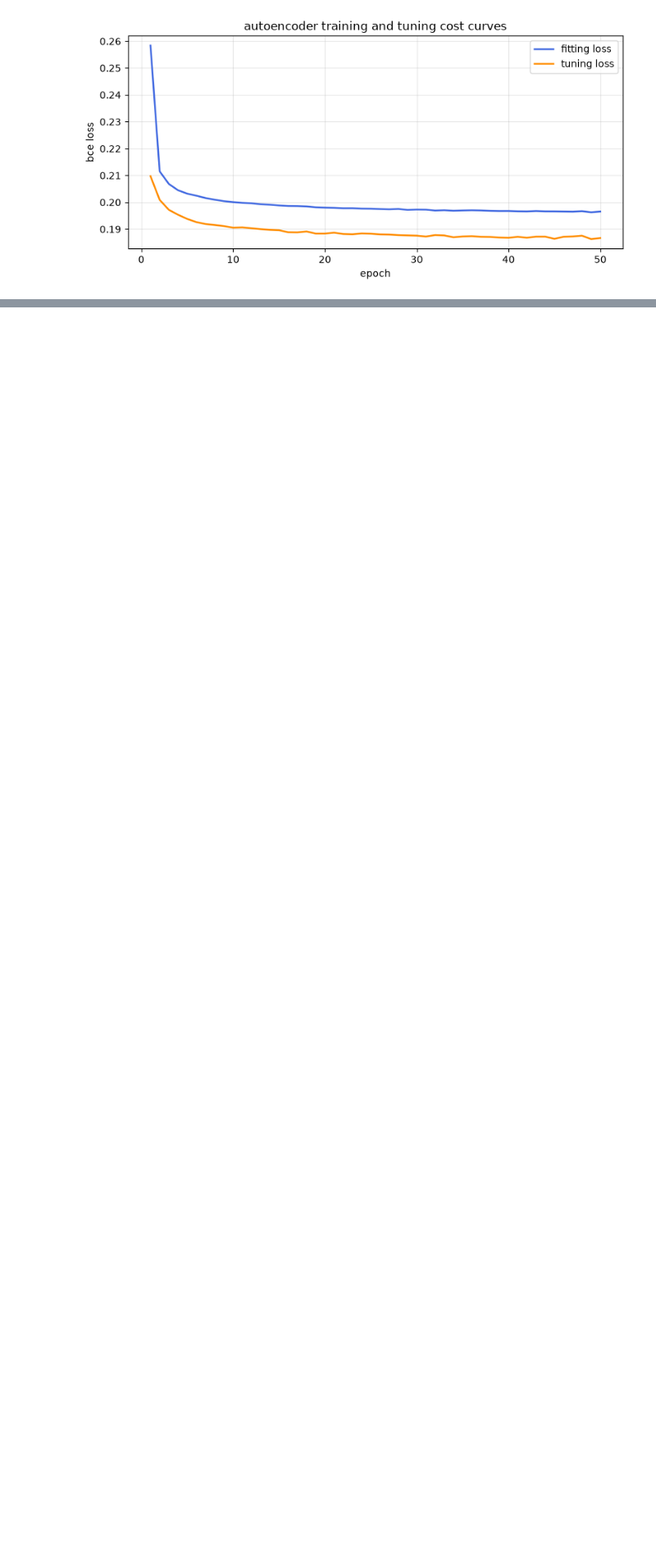
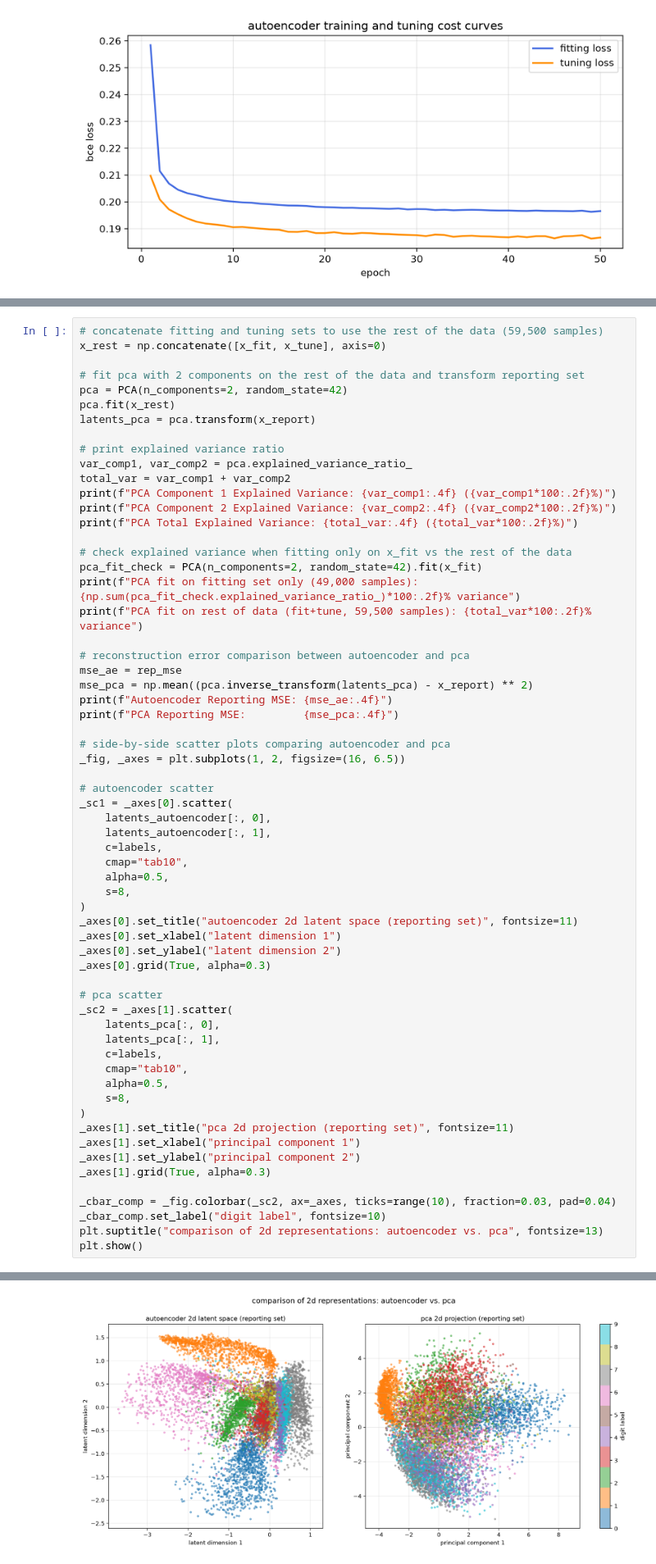
Before and after one commit to saejin-moon/ds4021, a Jupyter notebook: lab6.ipynb, the cells around one changed output, grey strips where cells are left out. Shown at 82% size. Saved outputs shown, nothing was run; the diff lists cells and outputs as text; blank space fills up the shorter version.

```diff
--- a/lab6.ipynb
+++ b/lab6.ipynb
@@ -513,0 +517,63 @@ Our main challenge was coordinating training setups and early stopping patience
+# %%
+# concatenate fitting and tuning sets to use the rest of the data (59,500 samples)
+x_rest = np.concatenate([x_fit, x_tune], axis=0)
+
+# fit pca with 2 components on the rest of the data and transform reporting set
+pca = PCA(n_components=2, random_state=42)
+pca.fit(x_rest)
+latents_pca = pca.transform(x_report)
+
+# print explained variance ratio
+var_comp1, var_comp2 = pca.explained_variance_ratio_
+total_var = var_comp1 + var_comp2
+print(f"PCA Component 1 Explained Variance: {var_comp1:.4f} ({var_comp1*100:.2f}%)")
+print(f"PCA Component 2 Explained Variance: {var_comp2:.4f} ({var_comp2*100:.2f}%)")
+print(f"PCA Total Explained Variance: {total_var:.4f} ({total_var*100:.2f}%)")
+
+# check explained variance when fitting only on x_fit vs the rest of the data
+pca_fit_check = PCA(n_components=2, random_state=42).fit(x_fit)
+print(f"PCA fit on fitting set only (49,000 samples):       {np.sum(pca_fit_check.explained_variance_ratio_)*100:.2f}% variance")
+print(f"PCA fit on rest of data (fit+tune, 59,500 samples): {total_var*100:.2f}% variance")
+
+# reconstruction error comparison between autoencoder and pca
+mse_ae = rep_mse
+mse_pca = np.mean((pca.inverse_transform(latents_pca) - x_report) ** 2)
+print(f"Autoencoder Reporting MSE: {mse_ae:.4f}")
+print(f"PCA Reporting MSE:         {mse_pca:.4f}")
+
+# side-by-side scatter plots comparing autoencoder and pca
+_fig, _axes = plt.subplots(1, 2, figsize=(16, 6.5))
+
+# autoencoder scatter
+_sc1 = _axes[0].scatter(
+    latents_autoencoder[:, 0],
+    latents_autoencoder[:, 1],
+    c=labels,
+    cmap="tab10",
+    alpha=0.5,
+    s=8,
+)
+_axes[0].set_title("autoencoder 2d latent space (reporting set)", fontsize=11)
+_axes[0].set_xlabel("latent dimension 1")
+_axes[0].set_ylabel("latent dimension 2")
+_axes[0].grid(True, alpha=0.3)
+
+# pca scatter
+_sc2 = _axes[1].scatter(
+    latents_pca[:, 0],
+    latents_pca[:, 1],
+    c=labels,
+    cmap="tab10",
+    alpha=0.5,
+    s=8,
+)
+_axes[1].set_title("pca 2d projection (reporting set)", fontsize=11)
+_axes[1].set_xlabel("principal component 1")
+_axes[1].set_ylabel("principal component 2")
+_axes[1].grid(True, alpha=0.3)
+
+_cbar_comp = _fig.colorbar(_sc2, ax=_axes, ticks=range(10), fraction=0.03, pad=0.04)
+_cbar_comp.set_label("digit label", fontsize=10)
+plt.suptitle("comparison of 2d representations: autoencoder vs. pca", fontsize=13)
+plt.show()
+# %% [output]
@@ -513,0 +587 @@ Our main challenge was coordinating training setups and early stopping patience
+[figure, added]
```
Also changed, not shown: parts of 21 cells of this notebook.
